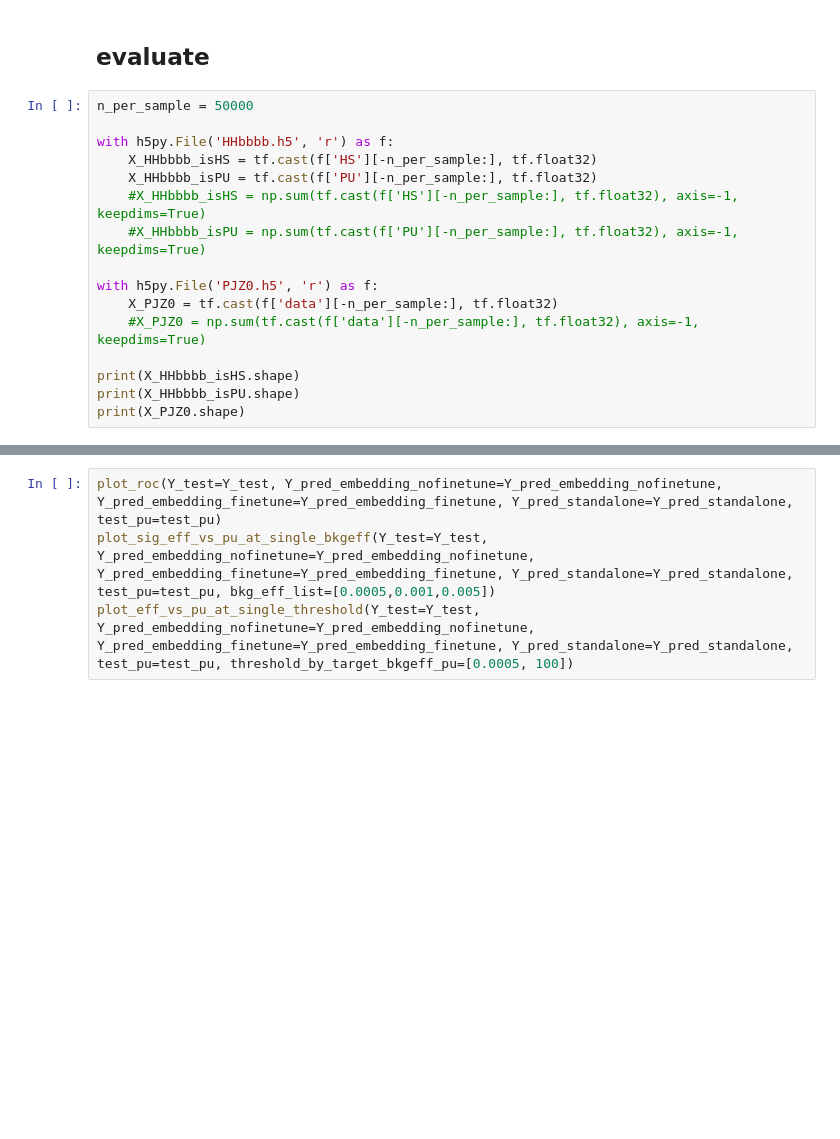
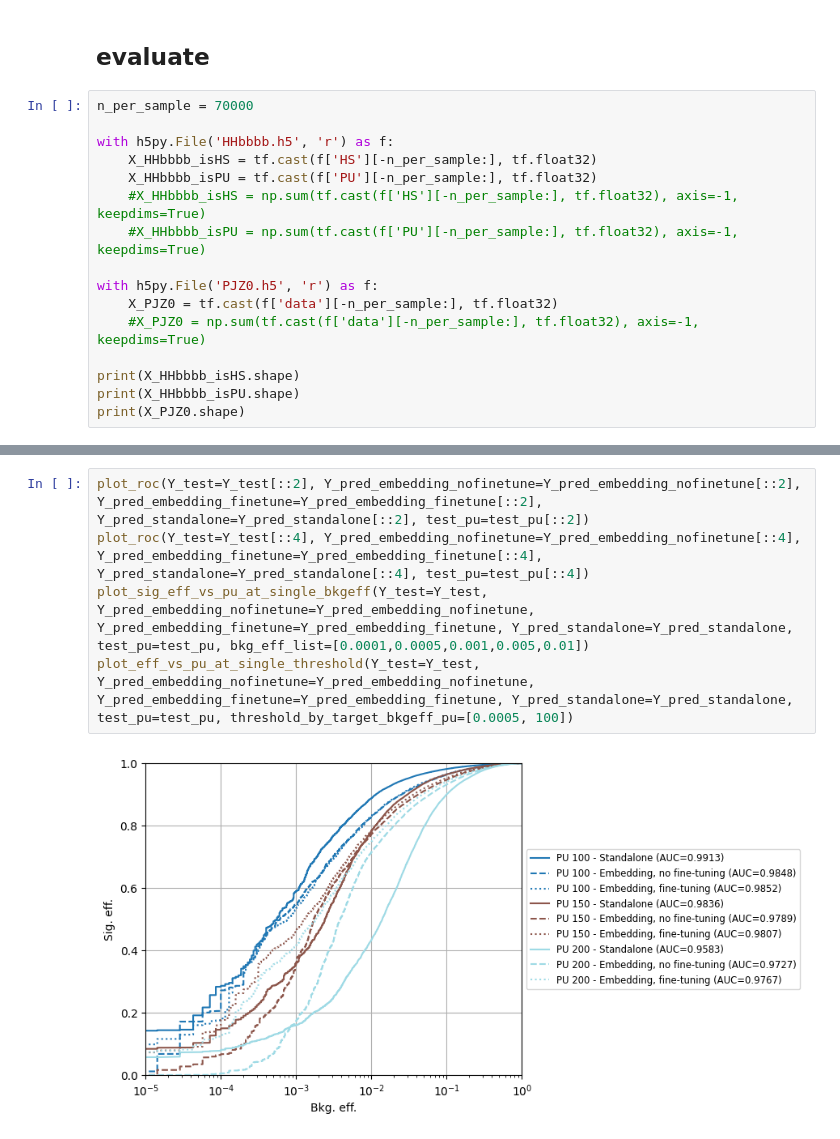
Before and after one commit to hftsoi/contrastive4pu, a Jupyter notebook: train.ipynb, the cells around one changed output, grey strips where cells are left out. Saved outputs shown, nothing was run; the diff lists cells and outputs as text; blank space fills up the shorter version.

```diff
--- a/train.ipynb
+++ b/train.ipynb
@@ -208,7 +208,7 @@ standalone_classifier_loaded.load_weights('weights_standalone_classifier.h5')
 # %% [markdown]
 ## evaluate
 # %%
-n_per_sample = 50000
+n_per_sample = 70000
 
 with h5py.File('HHbbbb.h5', 'r') as f:
     X_HHbbbb_isHS = tf.cast(f['HS'][-n_per_sample:], tf.float32)
@@ -243,4 +268,7 @@ for pu in test_pu:
 # %%
-plot_roc(Y_test=Y_test, Y_pred_embedding_nofinetune=Y_pred_embedding_nofinetune, Y_pred_embedding_finetune=Y_pred_embedding_finetune, Y_pred_standalone=Y_pred_standalone, test_pu=test_pu)
-plot_sig_eff_vs_pu_at_single_bkgeff(Y_test=Y_test, Y_pred_embedding_nofinetune=Y_pred_embedding_nofinetune, Y_pred_embedding_finetune=Y_pred_embedding_finetune, Y_pred_standalone=Y_pred_standalone, test_pu=test_pu, bkg_eff_list=[0.0005,0.001,0.005])
+plot_roc(Y_test=Y_test[::2], Y_pred_embedding_nofinetune=Y_pred_embedding_nofinetune[::2], Y_pred_embedding_finetune=Y_pred_embedding_finetune[::2], Y_pred_standalone=Y_pred_standalone[::2], test_pu=test_pu[::2])
+plot_roc(Y_test=Y_test[::4], Y_pred_embedding_nofinetune=Y_pred_embedding_nofinetune[::4], Y_pred_embedding_finetune=Y_pred_embedding_finetune[::4], Y_pred_standalone=Y_pred_standalone[::4], test_pu=test_pu[::4])
+plot_sig_eff_vs_pu_at_single_bkgeff(Y_test=Y_test, Y_pred_embedding_nofinetune=Y_pred_embedding_nofinetune, Y_pred_embedding_finetune=Y_pred_embedding_finetune, Y_pred_standalone=Y_pred_standalone, test_pu=test_pu, bkg_eff_list=[0.0001,0.0005,0.001,0.005,0.01])
 plot_eff_vs_pu_at_single_threshold(Y_test=Y_test, Y_pred_embedding_nofinetune=Y_pred_embedding_nofinetune, Y_pred_embedding_finetune=Y_pred_embedding_finetune, Y_pred_standalone=Y_pred_standalone, test_pu=test_pu, threshold_by_target_bkgeff_pu=[0.0005, 100])
+# %% [output]
+[figure, added]
```
Also changed, not shown: parts of 5 cells of this notebook, 1 other file.
